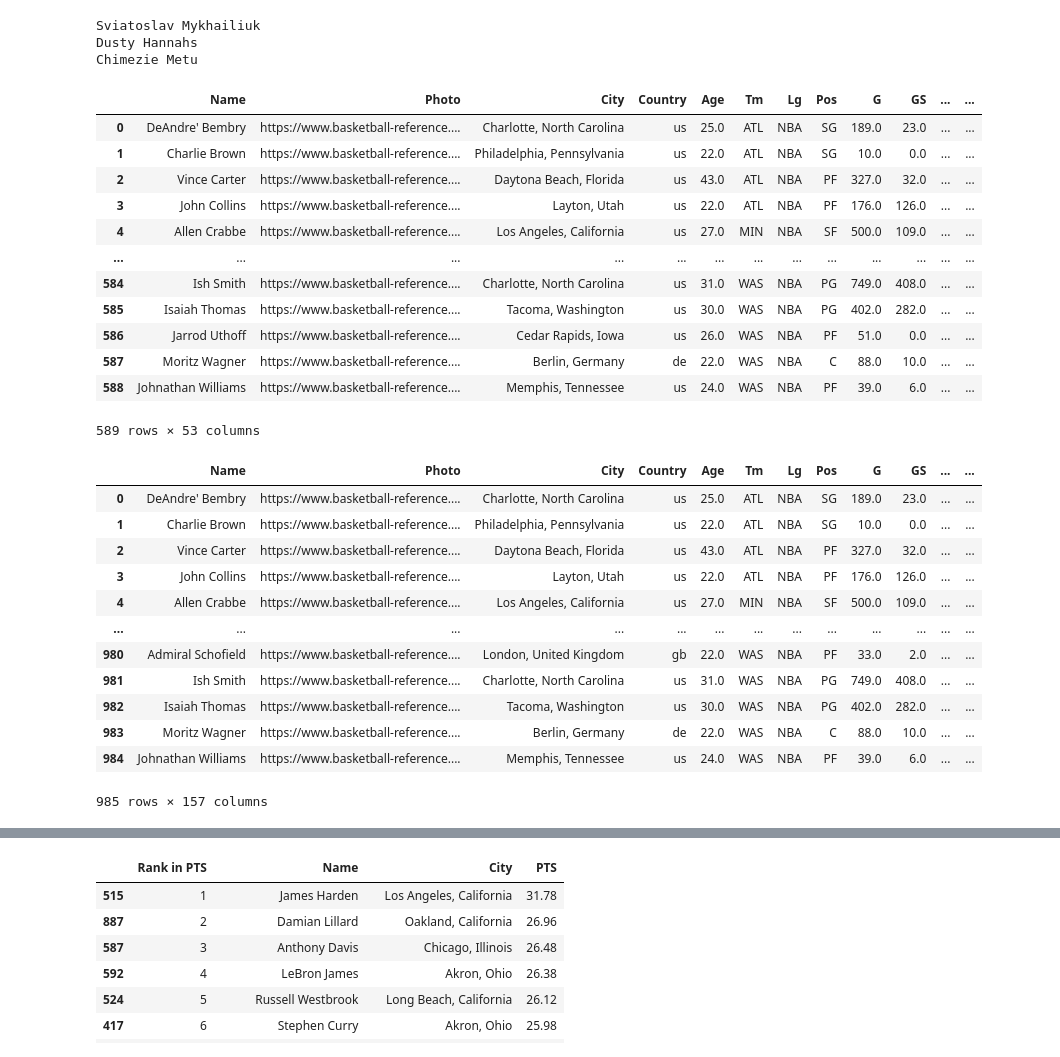
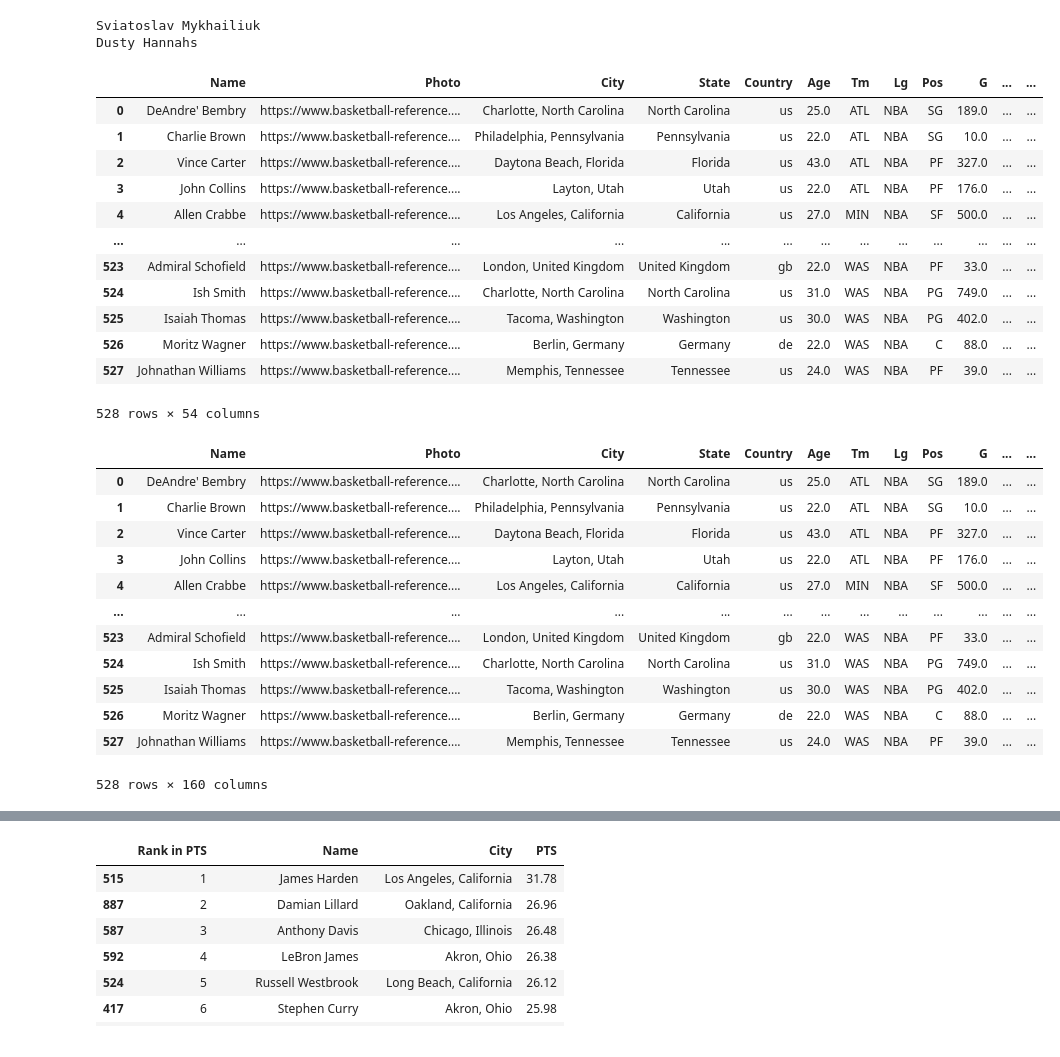
Before and after one commit to d-jenkins/Project_NBA, a Jupyter notebook: nbascrape.ipynb, the cells around one changed output, grey strips where cells are left out. Cells and saved outputs as stored; diff of their text form; code cells hidden in the pictures.

Commit message:
better data and some csvs

```diff
--- a/nbascrape.ipynb
+++ b/nbascrape.ipynb
@@ -16,6 +16,9 @@ teams = ['ATL', 'BRK', 'BOS', 'CHO', 'CHI',
          'SAC', 'SAS', 'TOR', 'UTA', 'WAS']
 
 # list to hold info for each baller listed on an nba roster for the 2020 season
+all_ballers = []
+
+# list to hold all_ballers without duplicates
 ballers = []
 
 # iterate through each team
@@ -34,11 +37,13 @@ for team in teams:
     for x in range(1,50):
         try:
             # append dictionary with baller's scraped data to "ballers"
-            ballers.append({'Name': soup.find_all('tr')[x].a.text,
+            all_ballers.append({'Name': soup.find_all('tr')[x].a.text,
                             'Page': f"https://www.basketball-reference.com{soup.find_all('tr')[x].a['href']}"})
         except:
             # break loop when team's roster has been exhausted
             break
 
-# show ballers
-ballers
+# remove duplicates and append to ballers
+for baller in all_ballers:
+    if baller not in ballers:
+        ballers.append(baller)
@@ -104,6 +95,7 @@ for i in range(0, len(ballers)):
         # get baller's photo, home city, and home country
         ballers[i]['Photo'] = soup.find_all('img', itemscope="image")[0]['src']
         ballers[i]['City'] = soup.find_all('span', itemprop="birthPlace")[0].text.replace('\n    in\xa0', "").replace('\xa0', " ")
+        ballers[i]['State'] = soup.find_all('span', itemprop="birthPlace")[0].a.text
         ballers[i]['Country'] = soup.find_all('span')[13].text
 
         # iterate through each of ballers stats and place in their respective dictionary
@@ -185,7 +177,6 @@ for baller in ballers:
 # %% [output]
 Sviatoslav Mykhailiuk
 Dusty Hannahs
-Chimezie Metu
 # %%
 # create one dictionary to hold reorganized data for all ballers
 stat_arrays = {}
@@ -205,19 +196,19 @@ baller_df = pd.DataFrame(stat_arrays)
 # show baller_df
 baller_df
 # %% [output]
-|  | Name | Photo | City | Country | Age | Tm | Lg | Pos | G | GS | ... | ... |
-| 0 | DeAndre' Bembry | https://www.basketball-reference.... | Charlotte, North Carolina | us | 25.0 | ATL | NBA | SG | 189.0 | 23.0 | ... | ... |
-| 1 | Charlie Brown | https://www.basketball-reference.... | Philadelphia, Pennsylvania | us | 22.0 | ATL | NBA | SG | 10.0 | 0.0 | ... | ... |
-| 2 | Vince Carter | https://www.basketball-reference.... | Daytona Beach, Florida | us | 43.0 | ATL | NBA | PF | 327.0 | 32.0 | ... | ... |
-| 3 | John Collins | https://www.basketball-reference.... | Layton, Utah | us | 22.0 | ATL | NBA | PF | 176.0 | 126.0 | ... | ... |
-| 4 | Allen Crabbe | https://www.basketball-reference.... | Los Angeles, California | us | 27.0 | MIN | NBA | SF | 500.0 | 109.0 | ... | ... |
+|  | Name | Photo | City | State | Country | Age | Tm | Lg | Pos | G | ... | ... |
+| 0 | DeAndre' Bembry | https://www.basketball-reference.... | Charlotte, North Carolina | North Carolina | us | 25.0 | ATL | NBA | SG | 189.0 | ... | ... |
+| 1 | Charlie Brown | https://www.basketball-reference.... | Philadelphia, Pennsylvania | Pennsylvania | us | 22.0 | ATL | NBA | SG | 10.0 | ... | ... |
+| 2 | Vince Carter | https://www.basketball-reference.... | Daytona Beach, Florida | Florida | us | 43.0 | ATL | NBA | PF | 327.0 | ... | ... |
+| 3 | John Collins | https://www.basketball-reference.... | Layton, Utah | Utah | us | 22.0 | ATL | NBA | PF | 176.0 | ... | ... |
+| 4 | Allen Crabbe | https://www.basketball-reference.... | Los Angeles, California | California | us | 27.0 | MIN | NBA | SF | 500.0 | ... | ... |
 | ... | ... | ... | ... | ... | ... | ... | ... | ... | ... | ... | ... | ... |
-| 584 | Ish Smith | https://www.basketball-reference.... | Charlotte, North Carolina | us | 31.0 | WAS | NBA | PG | 749.0 | 408.0 | ... | ... |
-| 585 | Isaiah Thomas | https://www.basketball-reference.... | Tacoma, Washington | us | 30.0 | WAS | NBA | PG | 402.0 | 282.0 | ... | ... |
-| 586 | Jarrod Uthoff | https://www.basketball-reference.... | Cedar Rapids, Iowa | us | 26.0 | WAS | NBA | PF | 51.0 | 0.0 | ... | ... |
-| 587 | Moritz Wagner | https://www.basketball-reference.... | Berlin, Germany | de | 22.0 | WAS | NBA | C | 88.0 | 10.0 | ... | ... |
-| 588 | Johnathan Williams | https://www.basketball-reference.... | Memphis, Tennessee | us | 24.0 | WAS | NBA | PF | 39.0 | 6.0 | ... | ... |
+| 523 | Admiral Schofield | https://www.basketball-reference.... | London, United Kingdom | United Kingdom | gb | 22.0 | WAS | NBA | PF | 33.0 | ... | ... |
+| 524 | Ish Smith | https://www.basketball-reference.... | Charlotte, North Carolina | North Carolina | us | 31.0 | WAS | NBA | PG | 749.0 | ... | ... |
+| 525 | Isaiah Thomas | https://www.basketball-reference.... | Tacoma, Washington | Washington | us | 30.0 | WAS | NBA | PG | 402.0 | ... | ... |
+| 526 | Moritz Wagner | https://www.basketball-reference.... | Berlin, Germany | Germany | de | 22.0 | WAS | NBA | C | 88.0 | ... | ... |
+| 527 | Johnathan Williams | https://www.basketball-reference.... | Memphis, Tennessee | Tennessee | us | 24.0 | WAS | NBA | PF | 39.0 | ... | ... |
-589 rows × 53 columns
+528 rows × 54 columns
 # %%
 # create dictionaries to hold the ballers' ranks and percentiles in each statistical category
 ballers_rank = {}
@@ -232,7 +223,7 @@ for i in range(0, len(baller_df.columns)):
         ballers_percentile[baller_df.columns[i]] = []
 
     # keys for statistical categories with indication of if they are measuring rank or percentile
-    elif (i != 1) | (i != 2) | (i != 3) |(i != 5) | (i != 6) |(i != 7):
+    elif (i != 1) | (i != 2) | (i != 3) |(i != 4) | (i != 6) |(i != 7) | (i != 8):
         ballers_rank['Rank in ' + baller_df.columns[i]] = []
         ballers_percentile['%ile in ' + baller_df.columns[i]] = []
 
@@ -251,51 +242,51 @@ for i in range(0, len(baller_df.columns)):
             ballers_percentile[stat].append(baller_df[stat][j])
 
         # determine if current statistical category should hold numeric values
-        elif (i != 1) | (i != 2) | (i != 3) |(i != 5) | (i != 6) |(i != 7):
+        elif (i != 1) | (i != 2) | (i != 3) |(i != 4) | (i != 6) |(i != 7) | (i != 8):
 
             # sort ballers in ascending order within current statistical category and ensure all values are numbers
             ordered = baller_df.sort_values(stat)[stat].to_numpy()
 
             # iterate through ballers in sorted order
             for k in range(0, len(ordered)):
 
                 # determine how many other ballers are below them in current statistical category
                 if ordered[k] == baller_df[stat][j]:
                     below = k
 
                     # break loop once determined
                     break
 
             # calculate rank and percentile
             rank = len(ordered) - below
             percentile = round((below/len(ordered)*100), 2)
 
             # append baller's rank/percentile in current statistical category to corresponding lists
             ballers_rank['Rank in ' + stat].append(rank)
             ballers_percentile['%ile in ' + stat].append(percentile)
 
 # create dataframes out of rank and percentile dictionaries
+rank_df = pd.DataFrame(ballers_rank)
 percentile_df = pd.DataFrame(ballers_percentile)
-rank_df = pd.DataFrame(ballers_rank)
 
 # merge all dataframes into one
 all_stats = pd.merge(baller_df, rank_df, on='Name')
 all_stats = pd.merge(all_stats, percentile_df, on='Name')
 
 # show all_stats
 all_stats
 # %% [output]
-|  | Name | Photo | City | Country | Age | Tm | Lg | Pos | G | GS | ... | ... |
-| 0 | DeAndre' Bembry | https://www.basketball-reference.... | Charlotte, North Carolina | us | 25.0 | ATL | NBA | SG | 189.0 | 23.0 | ... | ... |
-| 1 | Charlie Brown | https://www.basketball-reference.... | Philadelphia, Pennsylvania | us | 22.0 | ATL | NBA | SG | 10.0 | 0.0 | ... | ... |
-| 2 | Vince Carter | https://www.basketball-reference.... | Daytona Beach, Florida | us | 43.0 | ATL | NBA | PF | 327.0 | 32.0 | ... | ... |
-| 3 | John Collins | https://www.basketball-reference.... | Layton, Utah | us | 22.0 | ATL | NBA | PF | 176.0 | 126.0 | ... | ... |
-| 4 | Allen Crabbe | https://www.basketball-reference.... | Los Angeles, California | us | 27.0 | MIN | NBA | SF | 500.0 | 109.0 | ... | ... |
+|  | Name | Photo | City | State | Country | Age | Tm | Lg | Pos | G | ... | ... |
+| 0 | DeAndre' Bembry | https://www.basketball-reference.... | Charlotte, North Carolina | North Carolina | us | 25.0 | ATL | NBA | SG | 189.0 | ... | ... |
+| 1 | Charlie Brown | https://www.basketball-reference.... | Philadelphia, Pennsylvania | Pennsylvania | us | 22.0 | ATL | NBA | SG | 10.0 | ... | ... |
+| 2 | Vince Carter | https://www.basketball-reference.... | Daytona Beach, Florida | Florida | us | 43.0 | ATL | NBA | PF | 327.0 | ... | ... |
+| 3 | John Collins | https://www.basketball-reference.... | Layton, Utah | Utah | us | 22.0 | ATL | NBA | PF | 176.0 | ... | ... |
+| 4 | Allen Crabbe | https://www.basketball-reference.... | Los Angeles, California | California | us | 27.0 | MIN | NBA | SF | 500.0 | ... | ... |
 | ... | ... | ... | ... | ... | ... | ... | ... | ... | ... | ... | ... | ... |
-| 980 | Admiral Schofield | https://www.basketball-reference.... | London, United Kingdom | gb | 22.0 | WAS | NBA | PF | 33.0 | 2.0 | ... | ... |
-| 981 | Ish Smith | https://www.basketball-reference.... | Charlotte, North Carolina | us | 31.0 | WAS | NBA | PG | 749.0 | 408.0 | ... | ... |
-| 982 | Isaiah Thomas | https://www.basketball-reference.... | Tacoma, Washington | us | 30.0 | WAS | NBA | PG | 402.0 | 282.0 | ... | ... |
-| 983 | Moritz Wagner | https://www.basketball-reference.... | Berlin, Germany | de | 22.0 | WAS | NBA | C | 88.0 | 10.0 | ... | ... |
-| 984 | Johnathan Williams | https://www.basketball-reference.... | Memphis, Tennessee | us | 24.0 | WAS | NBA | PF | 39.0 | 6.0 | ... | ... |
+| 523 | Admiral Schofield | https://www.basketball-reference.... | London, United Kingdom | United Kingdom | gb | 22.0 | WAS | NBA | PF | 33.0 | ... | ... |
+| 524 | Ish Smith | https://www.basketball-reference.... | Charlotte, North Carolina | North Carolina | us | 31.0 | WAS | NBA | PG | 749.0 | ... | ... |
+| 525 | Isaiah Thomas | https://www.basketball-reference.... | Tacoma, Washington | Washington | us | 30.0 | WAS | NBA | PG | 402.0 | ... | ... |
+| 526 | Moritz Wagner | https://www.basketball-reference.... | Berlin, Germany | Germany | de | 22.0 | WAS | NBA | C | 88.0 | ... | ... |
+| 527 | Johnathan Williams | https://www.basketball-reference.... | Memphis, Tennessee | Tennessee | us | 24.0 | WAS | NBA | PF | 39.0 | ... | ... |
-985 rows × 157 columns
+528 rows × 160 columns
 # %%
```
Also changed, not shown: parts of 16 cells of this notebook, 5 other files.
